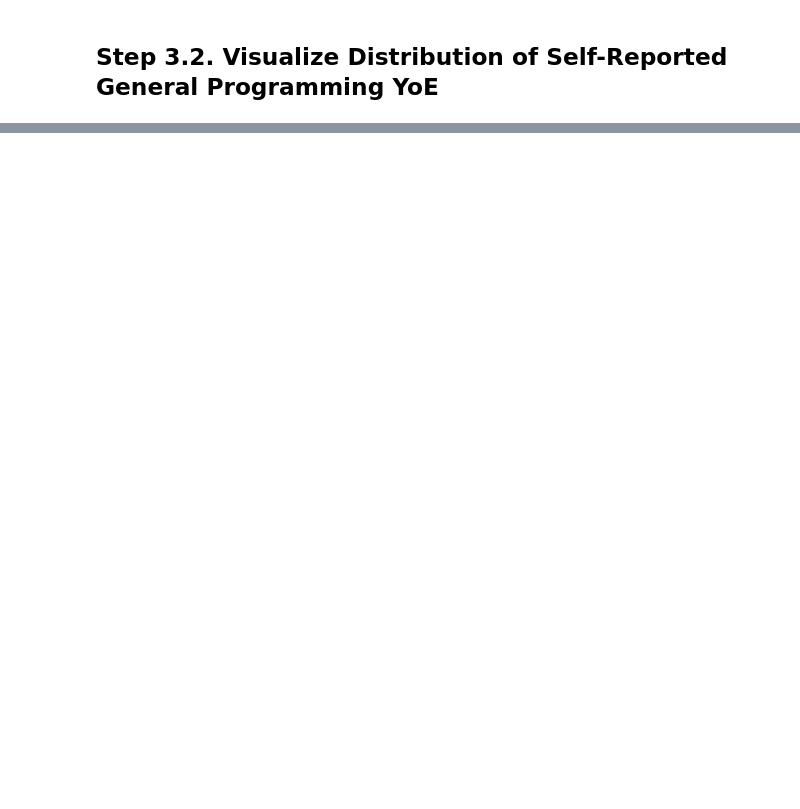
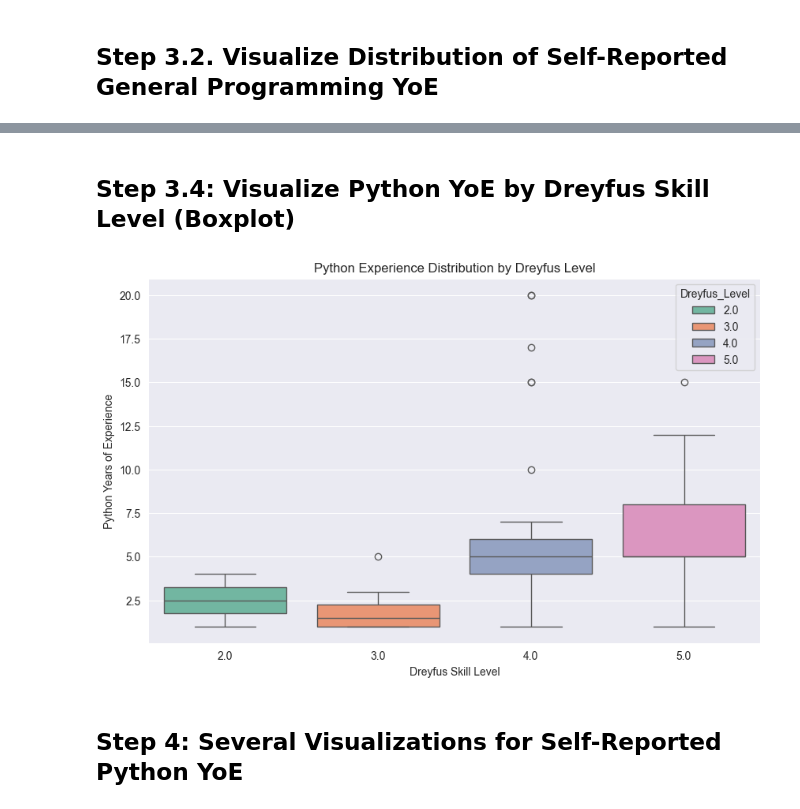
Before and after one commit to alemoraru/exceed-python-skill-assessment, a Jupyter notebook: notebooks/02_visualization.ipynb, the cells around one changed output, grey strips where cells are left out. Drawn from its saved outputs; the diff is of its cells as text; code cells hidden in the pictures; blank space fills up the shorter version.

```diff
--- a/notebooks/02_visualization.ipynb
+++ b/notebooks/02_visualization.ipynb
@@ -151,3 +186,18 @@ plt.show()
+# %% [markdown]
+## Step 3.4: Visualize Python YoE by Dreyfus Skill Level (Boxplot)
+# %%
+plt.figure(figsize=(10, 6))
+
+# Create a boxplot of Python YoE by Dreyfus skill level
+sns.boxplot(data=plot_df, x="Dreyfus_Level", y="Python_YoE", palette="Set2", hue="Dreyfus_Level")
+plt.title("Python Experience Distribution by Dreyfus Level")
+plt.xlabel("Dreyfus Skill Level")
+plt.ylabel("Python Years of Experience")
+plt.show()
+# %% [output]
+[figure, added]
+# %% [markdown]
+## Step 4: Several Visualizations for Self-Reported Python YoE
 # %%
 # Ensure numeric
 c_df["Python_YoE"]  = pd.to_numeric(c_df["Q2.2"], errors="coerce")
```
Also changed, not shown: parts of 10 cells of this notebook, 1 other file.
